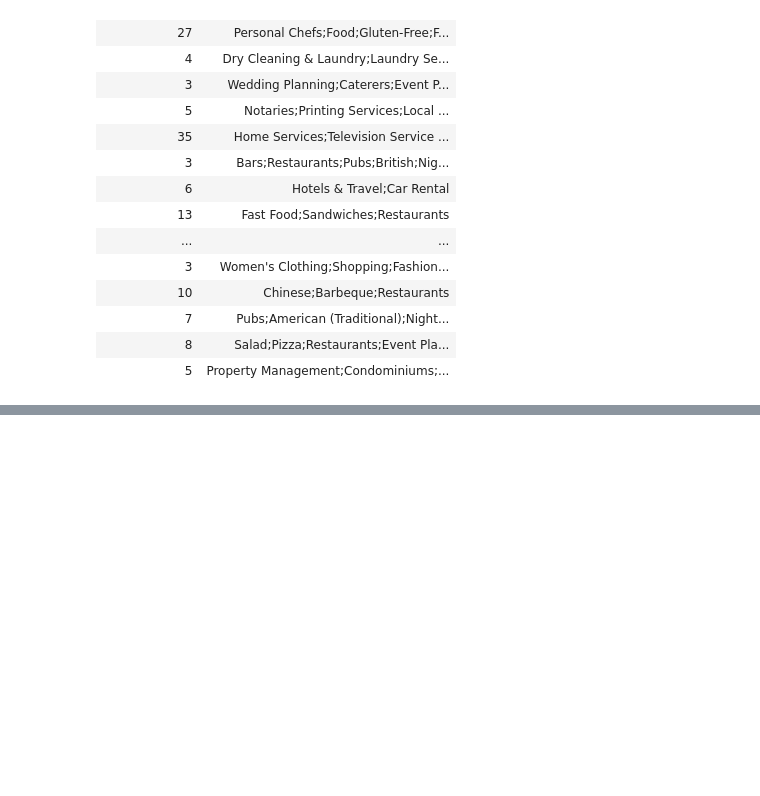
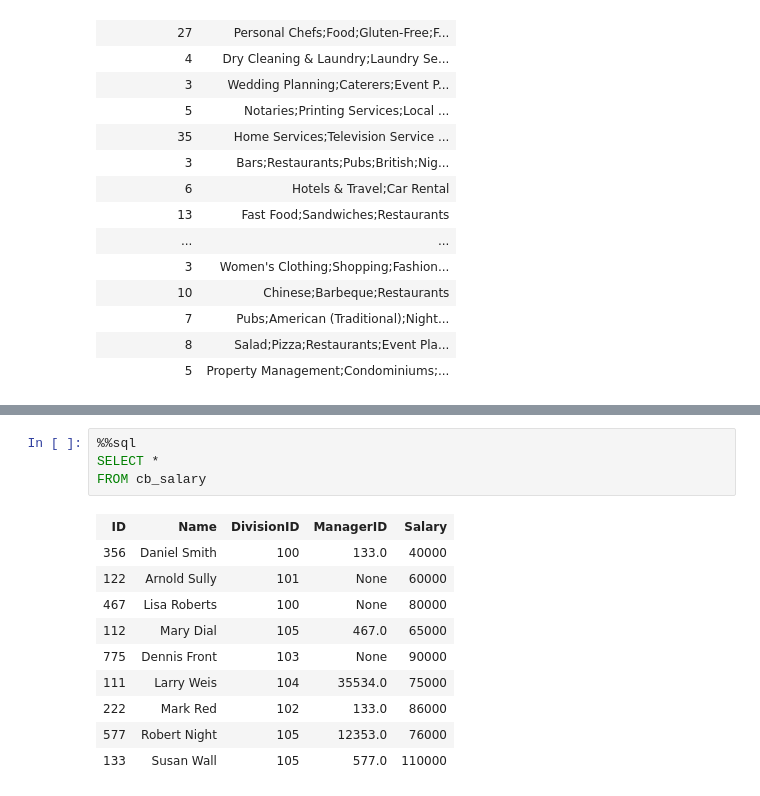
Before and after one commit to abdelrahmanfekryy/Algorithmic_Coding, a Jupyter notebook: SQL/main.ipynb, the cells around one changed output, grey strips where cells are left out. Drawn from its saved outputs; the diff is of its cells as text; blank space fills up the shorter version.

```diff
--- a/SQL/main.ipynb
+++ b/SQL/main.ipynb
@@ -1004,0 +1339,15 @@ from yelp_business;
+# %%
+%%sql
+SELECT *
+FROM cb_salary
+# %% [output]
+| ID | Name | DivisionID | ManagerID | Salary |
+| 356 | Daniel Smith | 100 | 133.0 | 40000 |
+| 122 | Arnold Sully | 101 | None | 60000 |
+| 467 | Lisa Roberts | 100 | None | 80000 |
+| 112 | Mary Dial | 105 | 467.0 | 65000 |
+| 775 | Dennis Front | 103 | None | 90000 |
+| 111 | Larry Weis | 104 | 35534.0 | 75000 |
+| 222 | Mark Red | 102 | 133.0 | 86000 |
+| 577 | Robert Night | 105 | 12353.0 | 76000 |
+| 133 | Susan Wall | 105 | 577.0 | 110000 |
```
Also changed, not shown: parts of 43 cells of this notebook, 2 other files.
